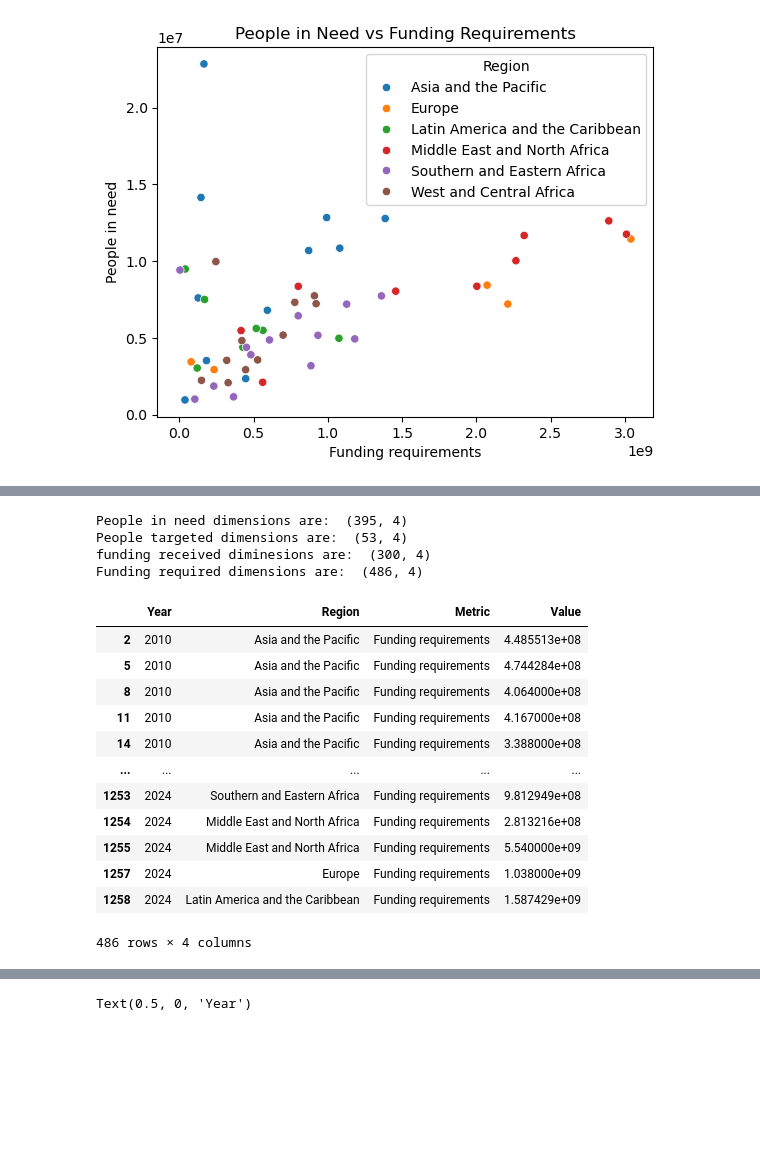
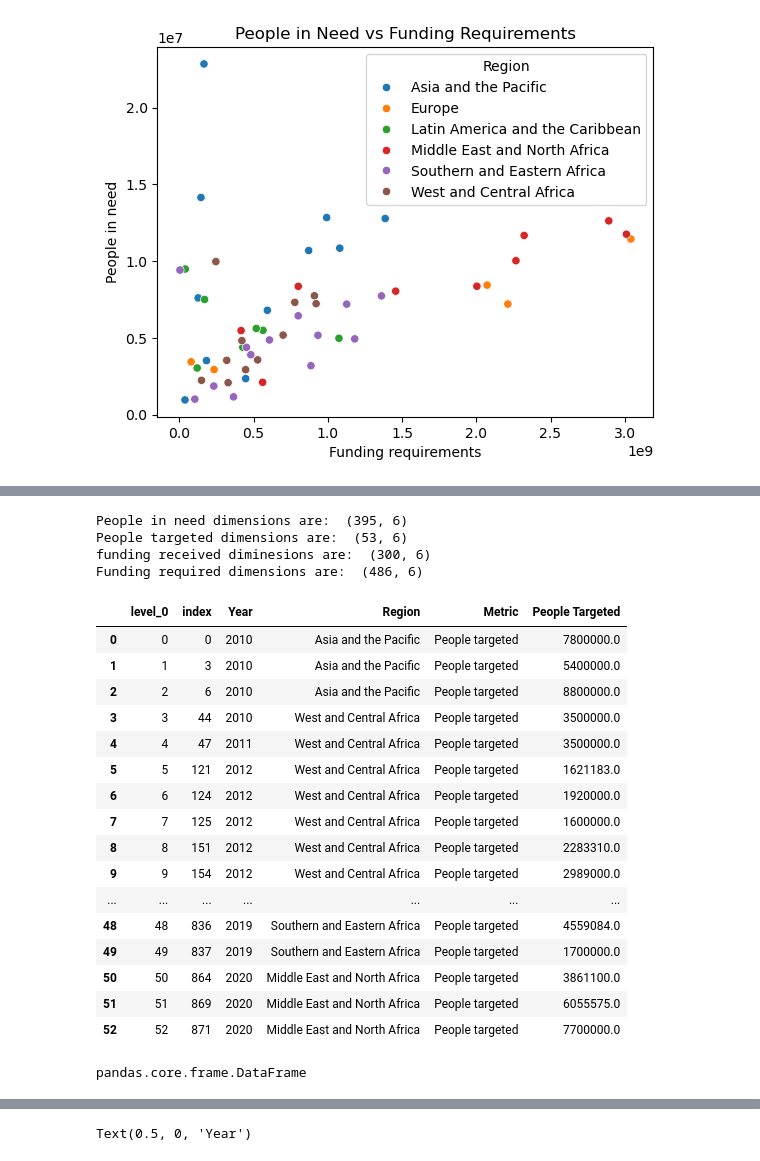
Before and after one commit to Zyjones/Crisis---Humanitarian-Needs-EDA, a Jupyter notebook: Notebooks/EDA/HachemingC_EDA.ipynb, the cells around one changed output, grey strips where cells are left out. Saved outputs shown, nothing was run; the diff lists cells and outputs as text; code cells hidden in the pictures; blank space fills up the shorter version.

```diff
--- a/Notebooks/EDA/HachemingC_EDA.ipynb
+++ b/Notebooks/EDA/HachemingC_EDA.ipynb
@@ -294,32 +308,42 @@ Text(0.5, 1.0, 'People in Need vs Funding Requirements')
 # %%
 #store new dfs for each metric
-regional_funding_requirements = new_df[new_df["Metric"] == "Funding requirements"]
-regional_funding_received = new_df[new_df["Metric"] == "Funding received"]
-regional_people_targeted = new_df[new_df["Metric"] == "People targeted"]
-regional_people_in_need = new_df[new_df["Metric"] == "People in need"]
+regional_funding_requirements = new_df[new_df["Metric"] == "Funding requirements"].reset_index()
+regional_funding_received = new_df[new_df["Metric"] == "Funding received"].reset_index()
+regional_people_targeted = new_df[new_df["Metric"] == "People targeted"].reset_index()
+regional_people_in_need = new_df[new_df["Metric"] == "People in need"].reset_index()
+# %%
+#rename columns so that value columns are now refered to by specific metric
+regional_funding_requirements = regional_funding_requirements.rename(columns={"Value": "Funding Requirements"}).reset_index()
+regional_funding_received = regional_funding_received.rename(columns={"Value": "Funding Received"}).reset_index()
+regional_people_in_need = regional_people_in_need.rename(columns={"Value": "People in Need"}).reset_index()
+regional_people_targeted = regional_people_targeted.rename(columns={"Value": "People Targeted"}).reset_index()
 # %%
 print("People in need dimensions are: ", regional_people_in_need.shape)
 print("People targeted dimensions are: ",regional_people_targeted.shape)
 print("funding received diminesions are: ", regional_funding_received.shape)
 print("Funding required dimensions are: ",regional_funding_requirements.shape)
 # %% [output]
-People in need dimensions are:  (395, 4)
-People targeted dimensions are:  (53, 4)
-funding received diminesions are:  (300, 4)
-Funding required dimensions are:  (486, 4)
+People in need dimensions are:  (395, 6)
+People targeted dimensions are:  (53, 6)
+funding received diminesions are:  (300, 6)
+Funding required dimensions are:  (486, 6)
 # %%
-regional_funding_requirements
+regional_people_targeted
 # %% [output]
-|  | Year | Region | Metric | Value |
-| 2 | 2010 | Asia and the Pacific | Funding requirements | 4.485513e+08 |
-| 5 | 2010 | Asia and the Pacific | Funding requirements | 4.744284e+08 |
-| 8 | 2010 | Asia and the Pacific | Funding requirements | 4.064000e+08 |
-| 11 | 2010 | Asia and the Pacific | Funding requirements | 4.167000e+08 |
-| 14 | 2010 | Asia and the Pacific | Funding requirements | 3.388000e+08 |
-| ... | ... | ... | ... | ... |
-| 1253 | 2024 | Southern and Eastern Africa | Funding requirements | 9.812949e+08 |
-| 1254 | 2024 | Middle East and North Africa | Funding requirements | 2.813216e+08 |
-| 1255 | 2024 | Middle East and North Africa | Funding requirements | 5.540000e+09 |
-| 1257 | 2024 | Europe | Funding requirements | 1.038000e+09 |
-| 1258 | 2024 | Latin America and the Caribbean | Funding requirements | 1.587429e+09 |
+|  | level_0 | index | Year | Region | Metric | People Targeted |
+| 0 | 0 | 0 | 2010 | Asia and the Pacific | People targeted | 7800000.0 |
+| 1 | 1 | 3 | 2010 | Asia and the Pacific | People targeted | 5400000.0 |
+| 2 | 2 | 6 | 2010 | Asia and the Pacific | People targeted | 8800000.0 |
+| 3 | 3 | 44 | 2010 | West and Central Africa | People targeted | 3500000.0 |
+| 4 | 4 | 47 | 2011 | West and Central Africa | People targeted | 3500000.0 |
+| 5 | 5 | 121 | 2012 | West and Central Africa | People targeted | 1621183.0 |
+| 6 | 6 | 124 | 2012 | West and Central Africa | People targeted | 1920000.0 |
+| 7 | 7 | 125 | 2012 | West and Central Africa | People targeted | 1600000.0 |
+| 8 | 8 | 151 | 2012 | West and Central Africa | People targeted | 2283310.0 |
+| 9 | 9 | 154 | 2012 | West and Central Africa | People targeted | 2989000.0 |
+| ... | ... | ... | ... | ... | ... | ... |
+| 48 | 48 | 836 | 2019 | Southern and Eastern Africa | People targeted | 4559084.0 |
+| 49 | 49 | 837 | 2019 | Southern and Eastern Africa | People targeted | 1700000.0 |
+| 50 | 50 | 864 | 2020 | Middle East and North Africa | People targeted | 3861100.0 |
+| 51 | 51 | 869 | 2020 | Middle East and North Africa | People targeted | 6055575.0 |
+| 52 | 52 | 871 | 2020 | Middle East and North Africa | People targeted | 7700000.0 |
-486 rows × 4 columns
@@ -331,0 +350,4 @@ regional_people_targeted = regional_people_targeted.rename(columns={"Value": "Pe
+# %%
+type(regional_people_in_need)
+# %% [output]
+pandas.core.frame.DataFrame
```
Also changed, not shown: parts of 37 cells of this notebook.
